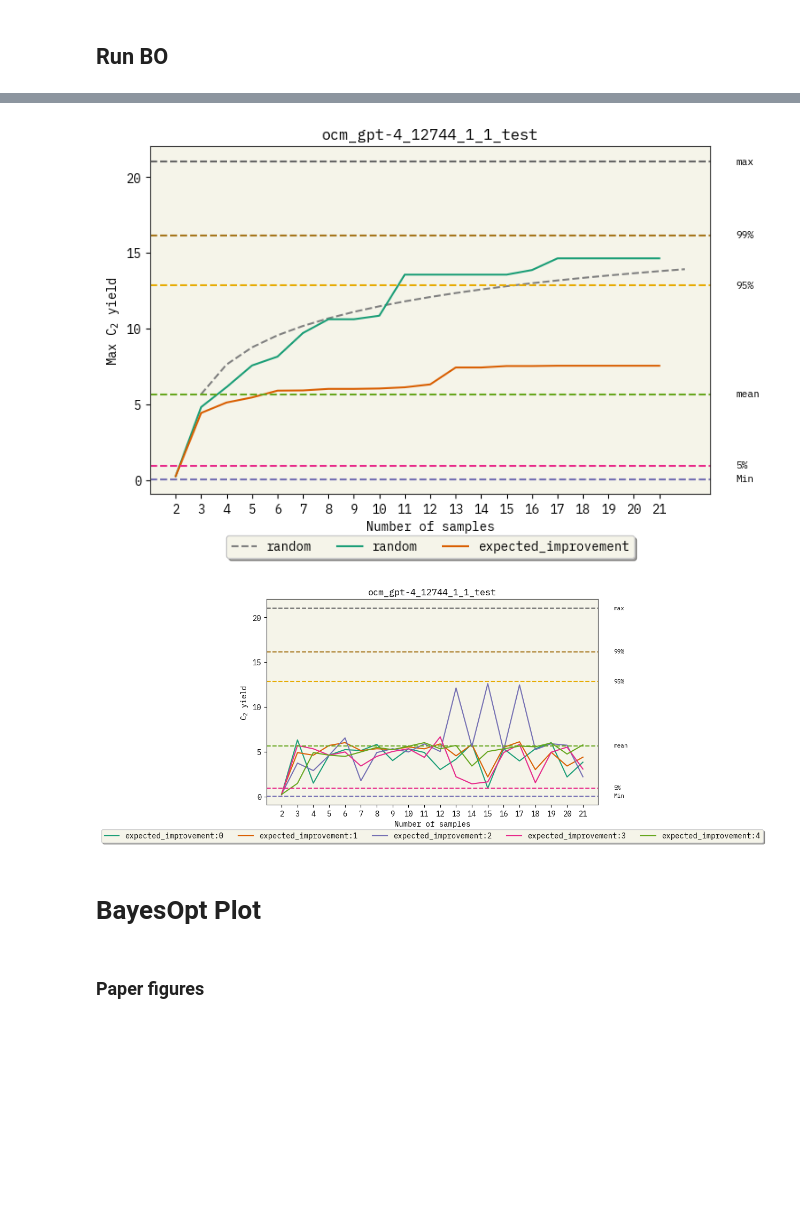
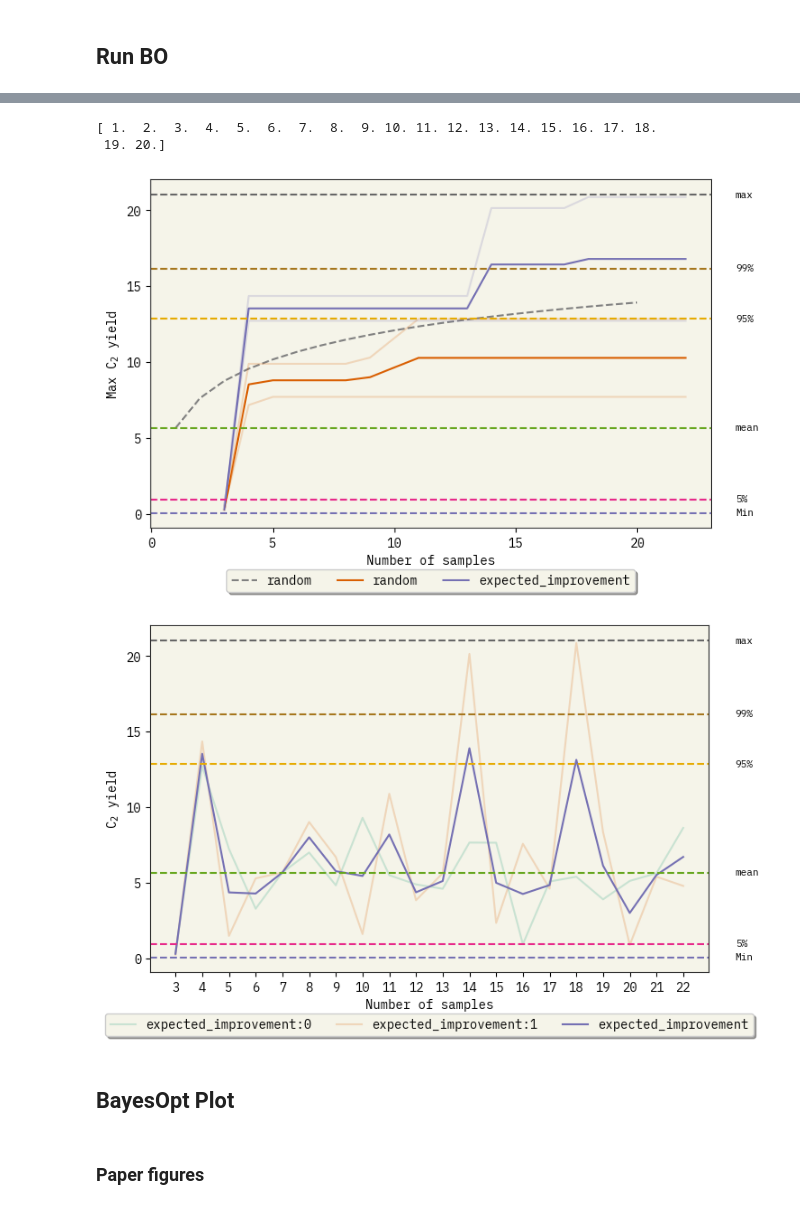
Before and after one commit to ur-whitelab/BO-LIFT, a Jupyter notebook: paper/BO_experiments.ipynb, the cells around one changed output, grey strips where cells are left out. Drawn from its saved outputs; the diff is of its cells as text; code cells hidden in the pictures; blank space fills up the shorter version.

Commit message:
updated inverse design prompt and test notebooks

```diff
--- a/paper/BO_experiments.ipynb
+++ b/paper/BO_experiments.ipynb
@@ -260,7 +268,7 @@ def get_asktell(model: str, kwargs: dict = {}, pool: bolift.Pool = None, knn: in
             kwargs['model']="gpt-3.5-turbo-instruct"
             return bolift.AskTellFewShotTopk(**kwargs)
         case "gpt-turbo":
-            kwargs['model']="gpt-3.5-turbo"
+            kwargs['model']="gpt-3.5-turbo-0125"
             return bolift.AskTellFewShotTopk(**kwargs)
         case "gpt-4":
             kwargs['model']="gpt-4"
@@ -295,7 +303,7 @@ def read_bkp(path, pool_path, indexes, kwargs):
     else:
         x = [raw_data[x_name].iloc[i] for i in indexes]
         pool = bolift.Pool(list(x), formatter=kwargs['x_formatter'])
-        cloudpickle.dump(pool, open(pool_path, "wb"))
+        # cloudpickle.dump(pool, open(pool_path, "wb"))
 
     if os.path.exists(path):
         bayesOpts = cloudpickle.load(open(path, "rb"))
@@ -340,7 +348,7 @@ for aq in ['random_mean', 'random', 'expected_improvement']: #["random_mean", "r
         print(i, end=",  ")
         point = run_experiment(
             copy.deepcopy(asktell),
-            copy.deepcopy(pool),
+            pool, # copy.deepcopy(pool),
             raw_data,
             indexes,
             x_name,
@@ -356,8 +364,8 @@ for aq in ['random_mean', 'random', 'expected_improvement']: #["random_mean", "r
     points = np.array(points)
     bayesOpts[aq] = points
     print(aq, "done")
-    if isinstance(asktell, bolift.AskTellGPR):
-        asktell.save_cache("GPR_ada_embed_cache.csv")
+    # if isinstance(asktell, bolift.AskTellGPR):
+    #     asktell.save_cache("GPR_ada_embed_cache.csv")
     cloudpickle.dump(bayesOpts, open(path, "wb"))
 cloudpickle.dump(bayesOpts, open(path, "wb"))
 # %% [output]
@@ -376,0 +375,5 @@ expected_improvement done
+# %%
+d = cloudpickle.load(open("./out/inv_system_message_test_0.1.pkl", "rb"))
+exps = d['expected_improvement']
+for i, step in enumerate(exps[0]):
+    print(f"Sample {i:>2d}: {' | '.join(exp[i][0][15:30] for exp in exps)}")
@@ -377,8 +401,9 @@ expected_improvement done
 # %%
 # Quick test
 path = "./out/ocm_gpt-4_12744_1_1_test.pkl"
-title = f"{path[6:-4]}"
-d = cloudpickle.load(open(path, "rb"))
+title = "" #f"{path[6:-4]}"
+# d = cloudpickle.load(open(path, "rb"))
+d = bayesOpts
 data=raw_data[y_name]
 lim=(data.min()-1, data.max()+1)
 
@@ -401,45 +426,48 @@ def plot_config():
     plt.axhline(y=data.min(), color="C10", linestyle="--")
     plt.text(plt.xlim()[1]+1, data.min(), "Min", va="center", ha="left", backgroundcolor="w", fontsize=8)
     plt.ylim(lim)
     plt.legend(loc='upper center', bbox_to_anchor=(0.5,-0.1),
-          fancybox=True, shadow=True, ncol=5)
+          fancybox=True, shadow=True, ncol=3)
 
 #Debugging plots
 # Plot best value on the entire run
 plt.figure(figsize=(8,5))
 plt.xlabel("Number of samples")
 # plt.ylabel("Max C$_2$ yield")
 plt.ylabel(f"Max {name}")
-for acq in d.keys():
+for i, acq in enumerate(d.keys()):
     if acq == "log_expected_improvement":
         continue
     if acq == "random_mean":
-        plt.plot(d[acq][0,:,0], d[acq][:, :, 1].astype(float).mean(axis=0), label=f"random", color="gray", linestyle="dashed")
+        plt.plot(d[acq][0,:,0].astype(int), d[acq][:, :, 1].astype(float).mean(axis=0),
+                 label=f"random", color="gray", linestyle="dashed")
     else:
-        # for i in range(M):
-        #     plt.plot(d[acq][i,:,1], d[acq][i, :, 2].astype(float), label=f"{acq}:{i}")
-        plt.plot(d[acq][0,:,1], d[acq][:, :, 2].astype(float).mean(axis=0), label=acq)
+        for j in range(M):
+            plt.plot(d[acq][j,:,1].astype(int), d[acq][j, :, 2].astype(float), alpha=0.2, color=f"C{i}")
+        plt.plot(d[acq][0,:,1].astype(int), d[acq][:, :, 2].astype(float).mean(axis=0), label=acq, color=f"C{i}")
 plot_config()
 plt.show()
 
 # Plot current values on each iteration
 plt.figure(figsize=(8,5))
 plt.xlabel("Number of samples")
 plt.ylabel(f"{name}")
 for acq in d.keys():
     if acq == "random_mean" or acq == "log_expected_improvement" or acq == "random":
         continue
     else:
         for i in range(M):
-            plt.plot(d[acq][i,:,1], d[acq][i, :, 3].astype(float), label=f"{acq}:{i}")
-        # plt.plot(d[acq][0,:,1], d[acq][:, :, 3].astype(float).mean(axis=0), label=f"{acq}")
+            plt.plot(d[acq][i,:,1], d[acq][i, :, 3].astype(float), label=f"{acq}:{i}", alpha=0.2)
+        plt.plot(d[acq][0,:,1], d[acq][:, :, 3].astype(float).mean(axis=0), label=f"{acq}")
 plot_config()
 plt.show()
 # %% [output]
+[ 1.  2.  3.  4.  5.  6.  7.  8.  9. 10. 11. 12. 13. 14. 15. 16. 17. 18.
+ 19. 20.]
-[figure, old version]
+[figure, new version]
-[figure, old version]
+[figure, new version]
 # %% [markdown]
-# BayesOpt Plot
+## BayesOpt Plot
 # %%
 def plot_BO(ax, data_file, title, data, axis_name, lim=None, label=False, M=1):
     d = cloudpickle.load(open(data_file, "rb"))
```
Also changed, not shown: parts of 7 cells of this notebook, 2 other files.
